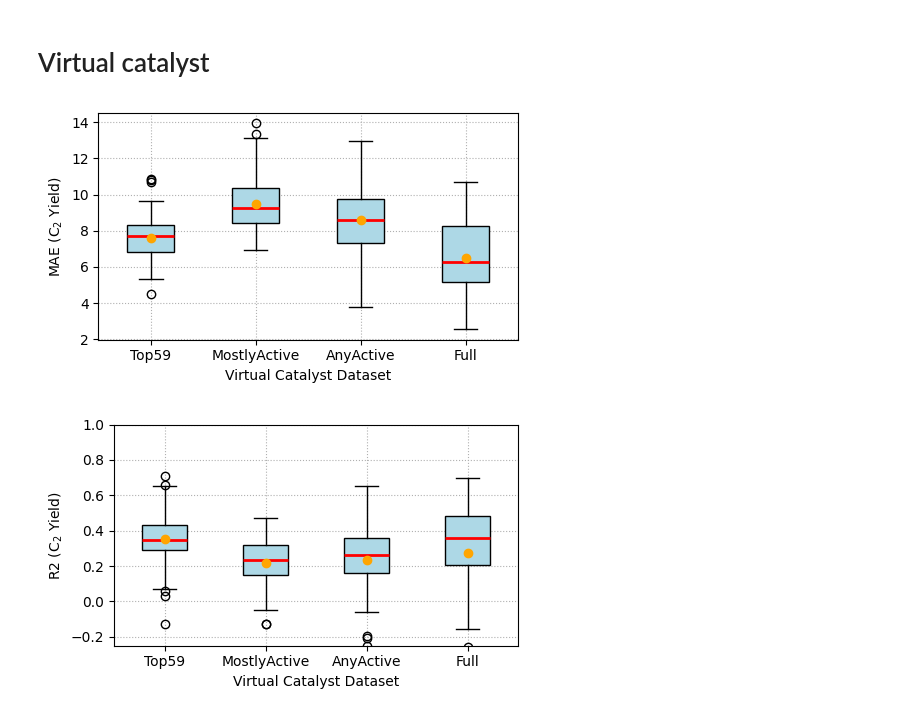
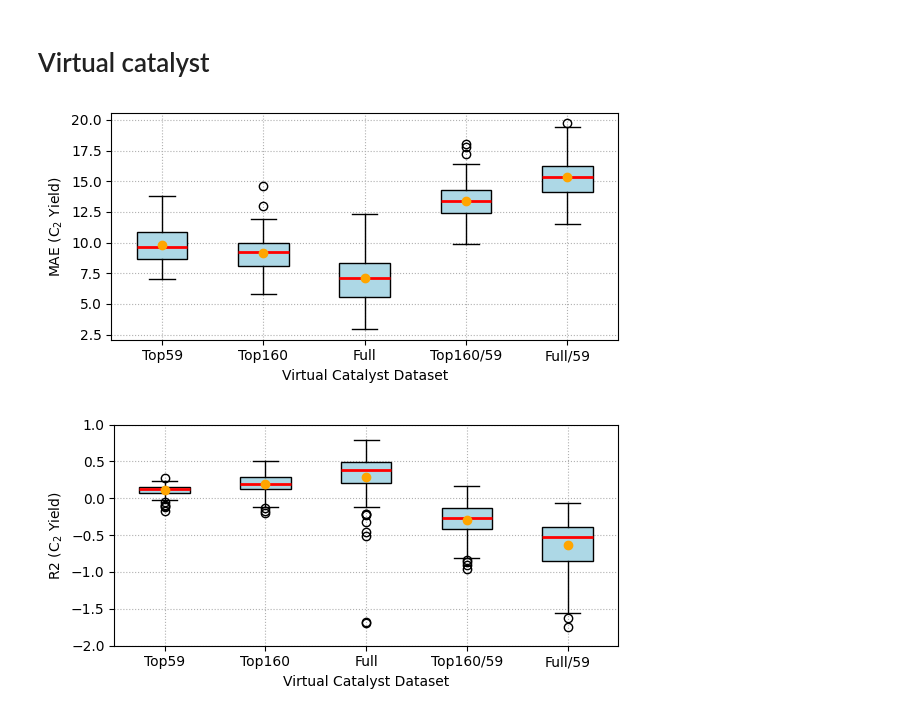
Before and after one commit to PSemnani/CatalystDataMatters, a Jupyter notebook: notebooks/paper_plots.ipynb, the cells around one changed output. Cells and saved outputs as stored; diff of their text form; code cells hidden in the pictures.

```diff
--- a/notebooks/paper_plots.ipynb
+++ b/notebooks/paper_plots.ipynb
@@ -1508,23 +1412,0 @@ Mean absolute distance of rankings: 1.7083333333333333
-# %%
-root = experiments_root / "ratio_ch4o2"
-ratio_split_ranking_results = {}
-for ratio in [2, 3, 4, 6]:
-    print(f"=== CH4/O2 ratio: {ratio} ===")
-    query = f"condition=={ratio}"
-    ratio_split_ranking_results[ratio] = rank_catalysts(
-        root / "xgb_cv_random_50",
-        query=query,
-        single_plot_model=("base+descriptors", "yes"),
-        plot_n=0,
-        C2y_threshold=thresh,
-        title=f"CH4/O2 Ratio {ratio}",
-    )
-print("=== All ratios ===")
-ratio_split_ranking_results["all"] = rank_catalysts(
-    root / "xgb_cv_random_50",
-    query=None,
-    single_plot_model=("base+descriptors", "yes"),
-    plot_n=0,
-    C2y_threshold=thresh,
-    title=f"Ratio Split",
-)
@@ -1685,50 +1944,56 @@ plot_ranking_comparison_top_3(
 # Virtual catalyst
 # %%
 # make boxplot comparing distribution of MAE for the three different data sets of virtual catalysts
-sets = {"Top59": "top59", "MostlyActive": "mostly_active", "AnyActive": "any_active", "Full": "full"}
+sets = {
+    "Top59": (f"top59", f"top59"),
+    "Top160": (f"top160", f"top160"),
+    "Full": (f"full", f"full"),
+    "Top160/59": (f"top160", f"top160_59"),
+    "Full/59": (f"full", f"full_59"),
+    }
 mae_data = []
 labels =[]
-for label, fs in sets.items():
-    df = pd.read_csv(f"../experiments/virtual_cat/{fs}/training_results.csv")
+for label, (fs, folder) in sets.items():
+    df = pd.read_csv(f"../experiments/virtual_cat/{folder}/gathered_results.csv")
     # take only rows corresponding to the highest number of training catalysts
     max_train_catalysts = df["n_train_catalysts"].max()
     df = df[df["n_train_catalysts"] == max_train_catalysts]
-    mae_data.append(df["test_mae"]*100) # convert to percentage
+    mae_data.append(df["test_mae"])
     # make label
     labels += [f"{label}"]
-fig, ax = plt.subplots(figsize=(5, 3))
+fig, ax = plt.subplots(figsize=(len(sets)+1, 3))
 # draw boxplot with error bars for median, std (use beatiful colors and styles)
 ax.boxplot(mae_data, tick_labels=labels, patch_artist=True, boxprops=dict(facecolor='lightblue', color='black'), medianprops=dict(color='red', linewidth=2), whiskerprops=dict(color='black', linewidth=1), capprops=dict(color='black', linewidth=1))
 # also show mean
 means = [data.mean() for data in mae_data]
 stds = [data.std() for data in mae_data]
 for i, (mean, std) in enumerate(zip(means, stds)):
     ax.errorbar(i + 1, mean, fmt='o', color='orange', label='Mean' if i == 0 else "")
 ax.set_ylabel("MAE (C$_2$ Yield)")
 ax.set_xlabel("Virtual Catalyst Dataset")
 # ax.set_title("Virtual Catalyst Dataset MAE")
 ax.grid(True, linestyle=':')
 plt.tight_layout()
 if store_figures:
     figures_root.mkdir(parents=True, exist_ok=True)
     fig.savefig(figures_root / f"virtual_catalyst_dataset_mae.png")
 plt.show()
 # %% [output]
-[figure, old version]
+[figure, new version]
 # %%
 
 # make boxplot comparing distribution of R2 for the three different data sets of virtual catalysts
 r2_data = []
 labels =[]
-for label, fs in sets.items():
-    df = pd.read_csv(f"../experiments/virtual_cat/{fs}/training_results.csv")
+for label, (fs, folder) in sets.items():
+    df = pd.read_csv(f"../experiments/virtual_cat/{folder}/gathered_results.csv")
     # take only rows corresponding to the highest number of training catalysts
     max_train_catalysts = df["n_train_catalysts"].max()
     df = df[df["n_train_catalysts"] == max_train_catalysts]
     r2_data.append(df["test_r2"])
     # make label
     labels += [f"{label}"]
-fig, ax = plt.subplots(figsize=(5, 3))
+fig, ax = plt.subplots(figsize=(len(sets)+1, 3))
 # draw boxplot with error bars for median, std (use beatiful colors and styles)
 ax.boxplot(r2_data, tick_labels=labels, patch_artist=True, boxprops=dict(facecolor='lightblue', color='black'), medianprops=dict(color='red', linewidth=2), whiskerprops=dict(color='black', linewidth=1), capprops=dict(color='black', linewidth=1))
 # also show mean
@@ -1739,7 +2004,7 @@ for i, (mean, std) in enumerate(zip(means, stds)):
 ax.set_ylabel("R2 (C$_2$ Yield)")
 ax.set_xlabel("Virtual Catalyst Dataset")
 # ax.set_title("Virtual Catalyst Dataset R2")
-ax.set_ylim(-0.25, 1.0)
+ax.set_ylim(-2.0, 1.0)
 ax.grid(True, linestyle=':')
 plt.tight_layout()
 if store_figures:
@@ -1747,4 +2012,4 @@ if store_figures:
     fig.savefig(figures_root / f"virtual_catalyst_dataset_r2.png")
 plt.show()
 # %% [output]
-[figure, old version]
+[figure, new version]
```
Also changed, not shown: parts of 41 cells of this notebook.
